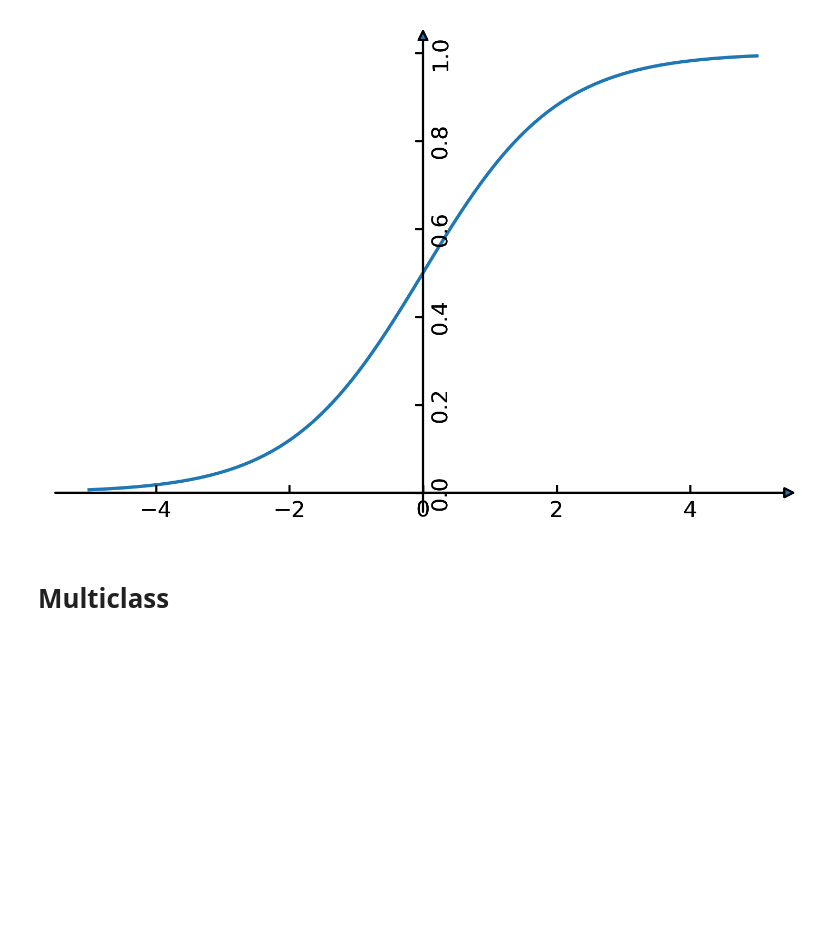
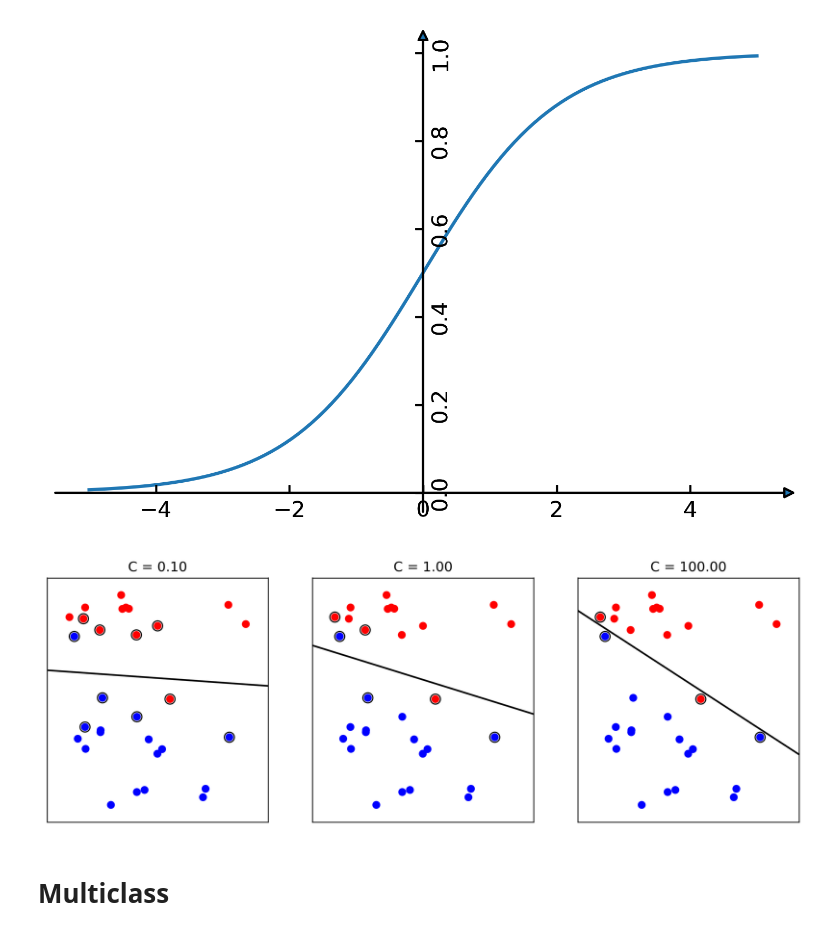
Before and after one commit to amueller/COMS4995-s18, a Jupyter notebook: slides/aml-06-020518-linear-models-classification/aml-06-linear-models-classification.ipynb, the cells around one changed output. Cells and saved outputs as stored; diff of their text form; code cells hidden in the pictures; blank space fills up the shorter version.

Commit message:
add svm or lr drawing, mark support vectors in linear svm regularization plot

```diff
--- a/slides/aml-06-020518-linear-models-classification/aml-06-linear-models-classification.ipynb
+++ b/slides/aml-06-020518-linear-models-classification/aml-06-linear-models-classification.ipynb
@@ -72,6 +72,38 @@ ax.plot(line, 1. / (1 + np.exp(-line)))
 # %% [output]
 [<matplotlib.lines.Line2D at 0x...>]
 [figure]
+# %%
+X, y = make_blobs(centers=2, random_state=4, n_samples=30)
+fig, axes = plt.subplots(1, 3, figsize=(12, 4))
+
+# a carefully hand-designed dataset lol
+y[7] = 0
+y[27] = 0
+x_min, x_max = X[:, 0].min() - .5, X[:, 0].max() + .5
+y_min, y_max = X[:, 1].min() - .5, X[:, 1].max() + .5
+
+for ax, C in zip(axes, [1e-1, 1, 1e2]):
+    ax.scatter(X[:, 0], X[:, 1], c=y, cmap=plt.cm.bwr)
+
+    svm = SVC(kernel='linear', C=C, tol=0.00001).fit(X, y)
+    # using SVC instead of LinearSVC so we can get support vectors more easily
+    w = svm.coef_[0]
+    a = -w[0] / w[1]
+    xx = np.linspace(6, 13)
+    yy = a * xx - (svm.intercept_[0]) / w[1]
+    ax.plot(xx, yy, c='k')
+
+    ax.scatter(svm.support_vectors_[:, 0], svm.support_vectors_[:, 1],
+            s=80, facecolors='none', edgecolor='k')
+    ax.set_xlim(x_min, x_max)
+    ax.set_ylim(y_min, y_max)
+    ax.set_xticks(())
+    ax.set_yticks(())
+    ax.set_title("C = %.2f" % C)
+axes[0].legend(loc="best")
+plt.savefig("images/svm_boundaries.png")
+# %% [output]
+[figure, added]
 # %% [markdown]
 # Multiclass
 # %%
```
Also changed, not shown: 3 other files.
